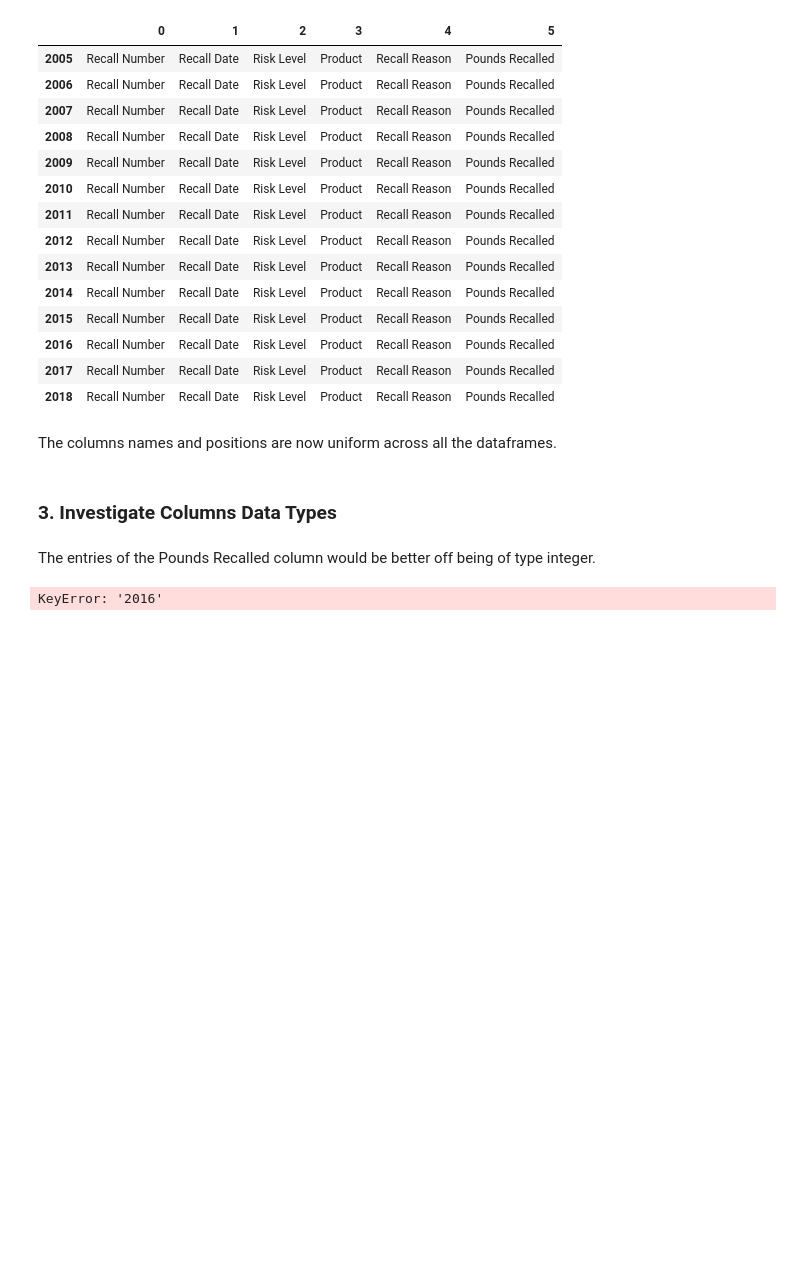
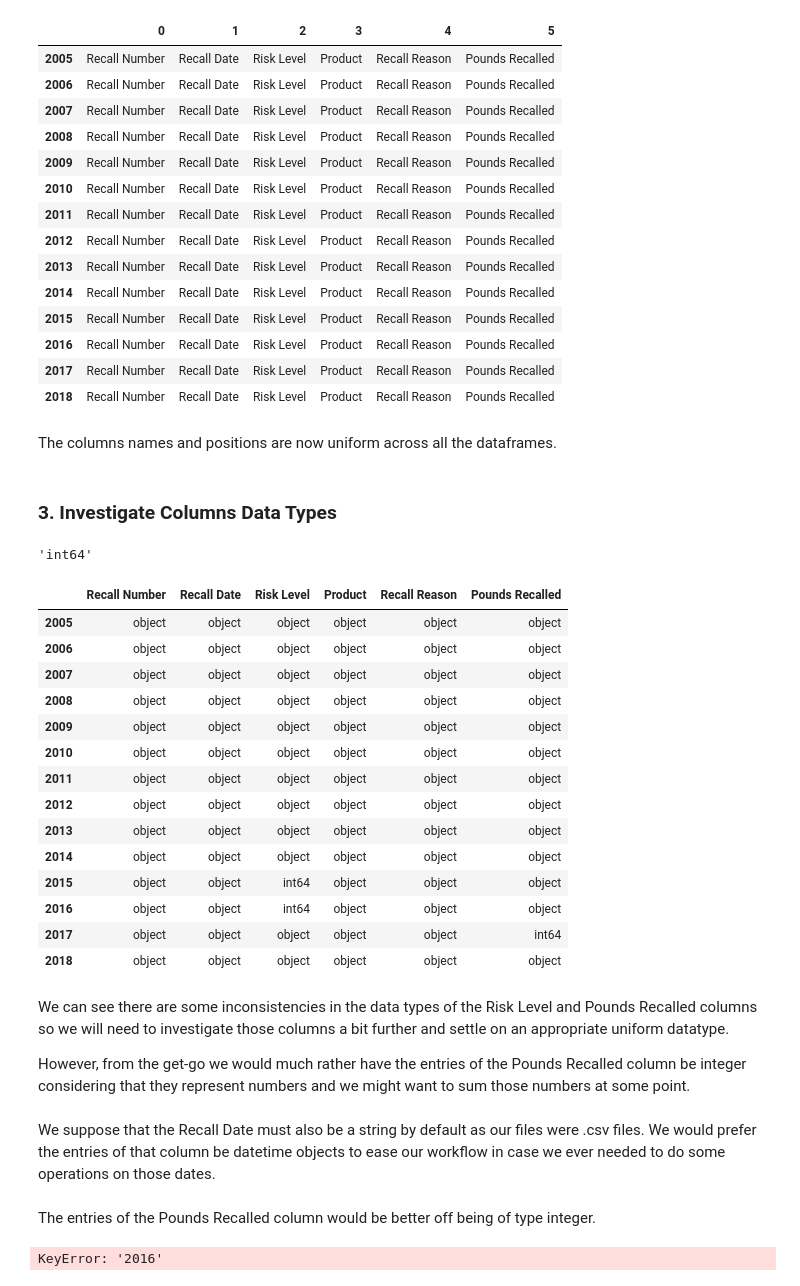
Before and after one commit to yemikifouly/food-recalls-analysis, a Jupyter notebook: food_recalls_analysis.ipynb, the cells around one changed output. Saved outputs shown, nothing was run; the diff lists cells and outputs as text; code cells hidden in the pictures; blank space fills up the shorter version.

Commit message:
Added code to a helper function and in the notebook to display as a dataframe the data type of all the columns of all years

```diff
--- a/food_recalls_analysis.ipynb
+++ b/food_recalls_analysis.ipynb
@@ -178,6 +178,36 @@ cols_names_by_df
 The columns names and positions are now uniform across all the dataframes.
 # %% [markdown]
 ### 3. Investigate Columns Data Types
+# %%
+dt = np.dtype(df_dict[2017]['Pounds Recalled'])
+dt.name
+# %% [output]
+'int64'
+# %%
+cols_dtype_by_df = helper.display_columns_by_df(df_dict, dtype=True)
+cols_dtype_by_df
+# %% [output]
+|  | Recall Number | Recall Date | Risk Level | Product | Recall Reason | Pounds Recalled |
+| 2005 | object | object | object | object | object | object |
+| 2006 | object | object | object | object | object | object |
+| 2007 | object | object | object | object | object | object |
+| 2008 | object | object | object | object | object | object |
+| 2009 | object | object | object | object | object | object |
+| 2010 | object | object | object | object | object | object |
+| 2011 | object | object | object | object | object | object |
+| 2012 | object | object | object | object | object | object |
+| 2013 | object | object | object | object | object | object |
+| 2014 | object | object | object | object | object | object |
+| 2015 | object | object | int64 | object | object | object |
+| 2016 | object | object | int64 | object | object | object |
+| 2017 | object | object | object | object | object | int64 |
+| 2018 | object | object | object | object | object | object |
+# %% [markdown]
+We can see there are some inconsistencies in the data types of the Risk Level and Pounds Recalled columns so we will need to investigate those columns a bit further and settle on an appropriate uniform datatype.
+
+However, from the get-go we would much rather have the entries of the Pounds Recalled column be integer considering that they represent numbers and we might want to sum those numbers at some point.
+# %% [markdown]
+We suppose that the Recall Date must also be a string by default as our files were .csv files. We would prefer the entries of that column be datetime objects to ease our workflow in case we ever needed to do some operations on those dates.
 # %% [markdown]
 The entries of the Pounds Recalled column would be better off being of type integer.
 # %%
```
Also changed, not shown: parts of 3 cells of this notebook, 1 other file.
